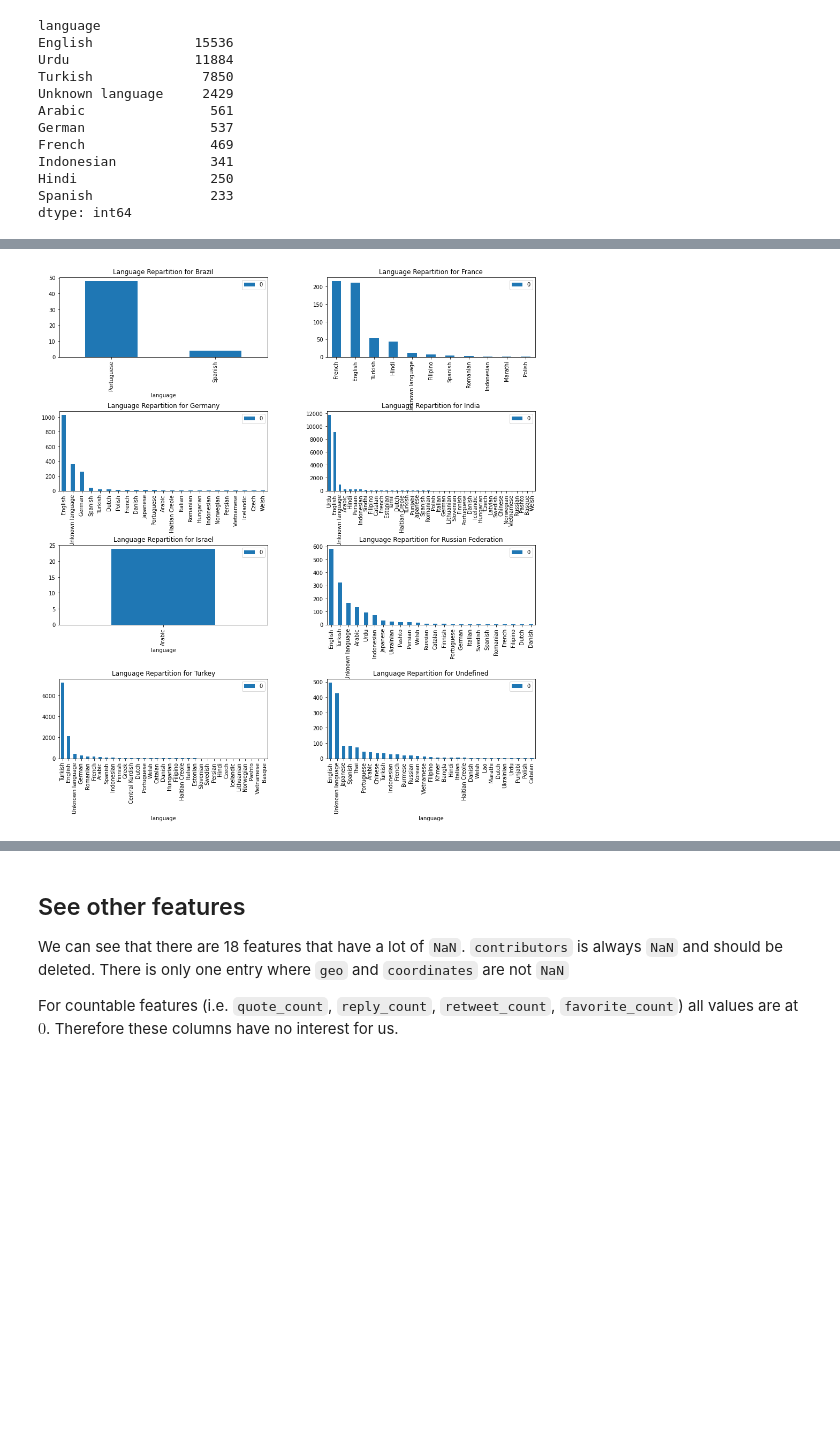
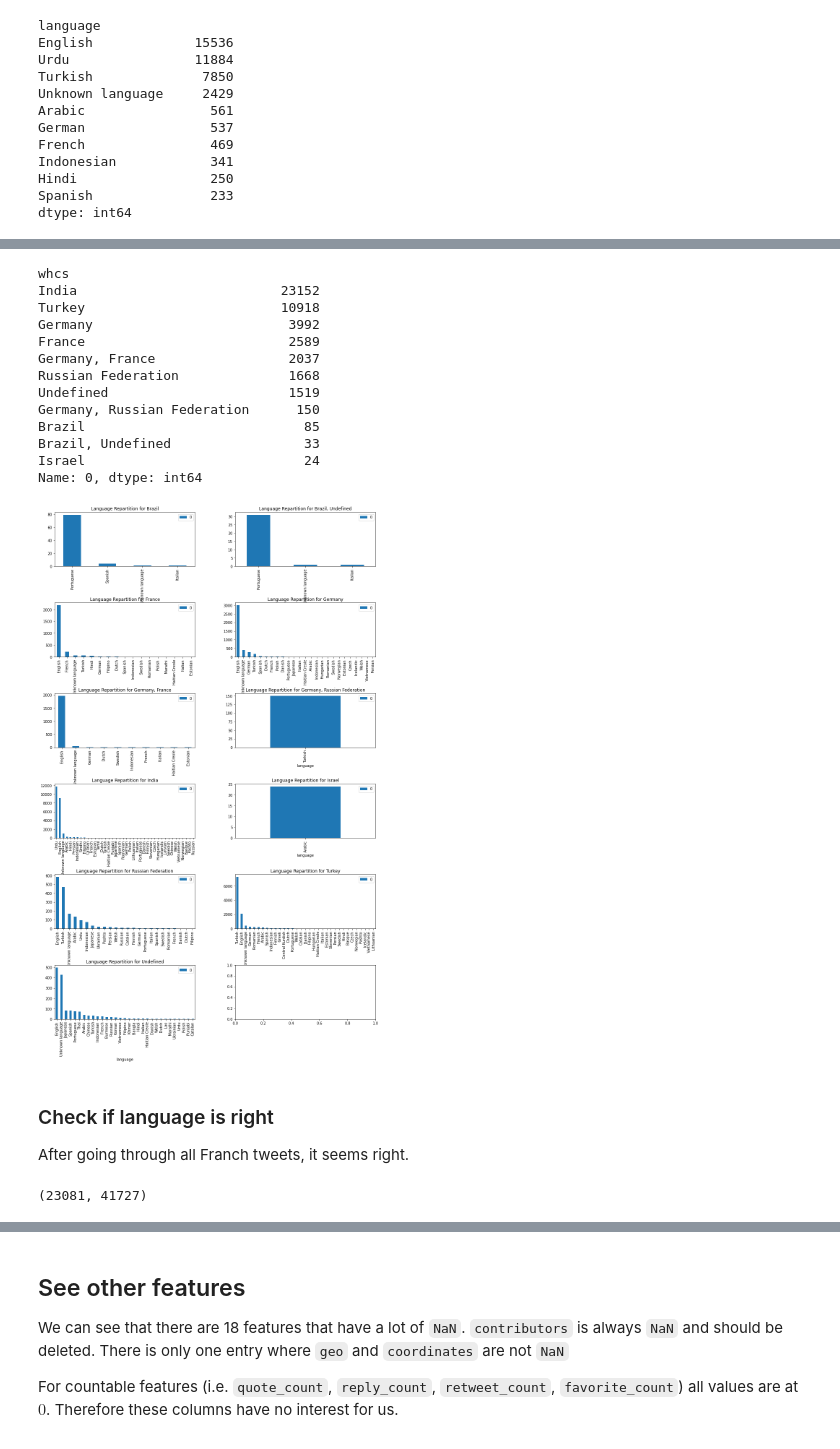
Before and after one commit to EvaLvn/ML_project2, a Jupyter notebook: EDA.ipynb, the cells around one changed output, grey strips where cells are left out. Cells and saved outputs as stored; diff of their text form; code cells hidden in the pictures; blank space fills up the shorter version.

Commit message:
Continue EDA
Add insight on langages and duplicated tweets

```diff
--- a/EDA.ipynb
+++ b/EDA.ipynb
@@ -93,5 +145,5 @@ where XX seems an undefined country. Maybe we will have to remove this country t
 # %%
 df_cen['whcs'] = df_cen.withheld_in_countries.apply(lambda l : [get_name_country(c) for c in l]).apply(lambda x : ', '.join(x))
 # %%
-print(df_cen.groupby('whcs').apply(len).index)
+groups = df_cen.groupby('whcs').apply(len).index
 countries = [x for x in list(df_cen.groupby('whcs').apply(len).index)  if ',' not in x]
@@ -158,2 +207,10 @@ dtype: int64
+# %%
+df_cen_ext = df_cen.copy()
+df_cen_ext['whcs'] = df_cen_ext['whcs'].apply(lambda whc : whc.split(', '))
+df_cen_ext['duplicated'] = df_cen_ext['whcs'].apply(lambda whc : len(whc)>=2)
+df_doubled = df_cen_ext[[len(whcs) >= 2 for whcs in df_cen_ext['whcs']]].copy()
+df_doubled['whcs'] = df_doubled['whcs'].apply(lambda x : ', '.join(x))
+df_cen_ext = df_cen_ext.explode('whcs')
+df_cen_ext = pd.concat([df_cen_ext, df_doubled])
 # %%
-lang_repartition_by_whcs = pd.DataFrame(df_cen.groupby(['whcs', 'language']).apply(len).sort_values(ascending = False)).reset_index()
+lang_repartition_by_whcs = pd.DataFrame(df_cen_ext.groupby(['whcs', 'language']).apply(len).sort_values(ascending = False)).reset_index()
@@ -160,11 +223,35 @@ lang_repartition_by_whcs = pd.DataFrame(df_cen.groupby(['whcs', 'language']).app
 # %%
 def show_language_repartition_for(country):
     lang_repartition_by_whcs[lang_repartition_by_whcs.whcs == country].plot.bar(x='language', y=0).set_title('Language Repartition for '+str(country))
 
-fig, axs = plt.subplots((len(countries)+1)//2, 2, figsize = (15,15))
+print(lang_repartition_by_whcs.groupby('whcs')[0].apply(sum).sort_values(ascending = False))
+fig, axs = plt.subplots((len(groups)+1)//2, 2, figsize = (15,22))
 fig.tight_layout(pad=8.0)
 axs = axs.ravel()
-for i, country in enumerate(countries):
+for i, country in enumerate(groups):
     lang_repartition_by_whcs[lang_repartition_by_whcs.whcs == country][[ 0, 'language']].plot(x = 'language', y = 0, ax=axs[i], kind='bar').set_title('Language Repartition for '+str(country))
 # %% [output]
+whcs
+India                          23152
+Turkey                         10918
+Germany                         3992
+France                          2589
+Germany, France                 2037
+Russian Federation              1668
+Undefined                       1519
+Germany, Russian Federation      150
+Brazil                            85
+Brazil, Undefined                 33
+Israel                            24
+Name: 0, dtype: int64
-[figure, old version]
+[figure, new version]
+# %% [markdown]
+### Check if language is right
+
+After going through all Franch tweets, it seems right.
+# %%
+pd.set_option('display.max_rows', 10)
+pd.set_option('display.max_colwidth', 400)
+len(df_cen.text.unique()),len(df_cen.text)
+# %% [output]
+(23081, 41727)
```
Also changed, not shown: parts of 15 cells of this notebook.
